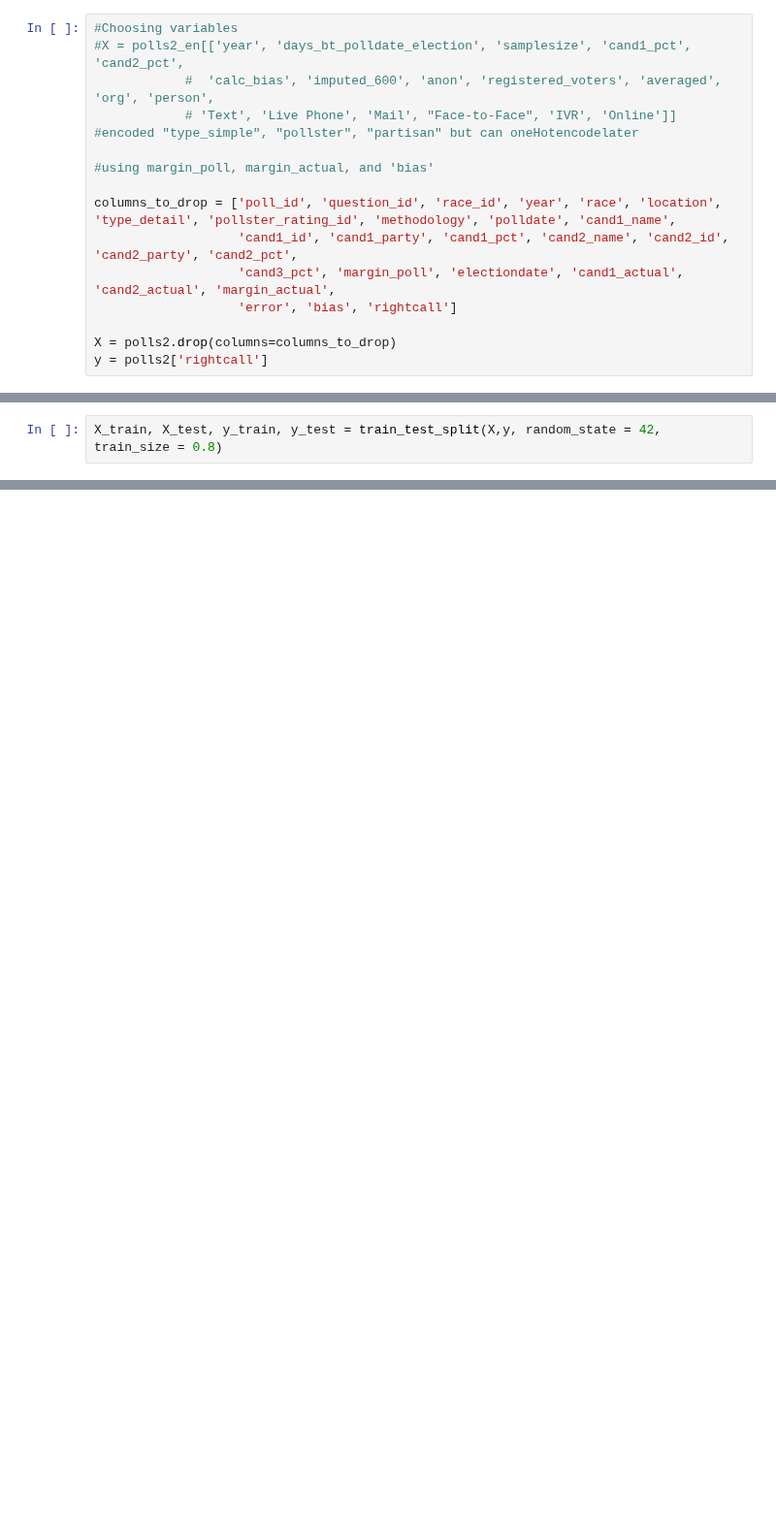
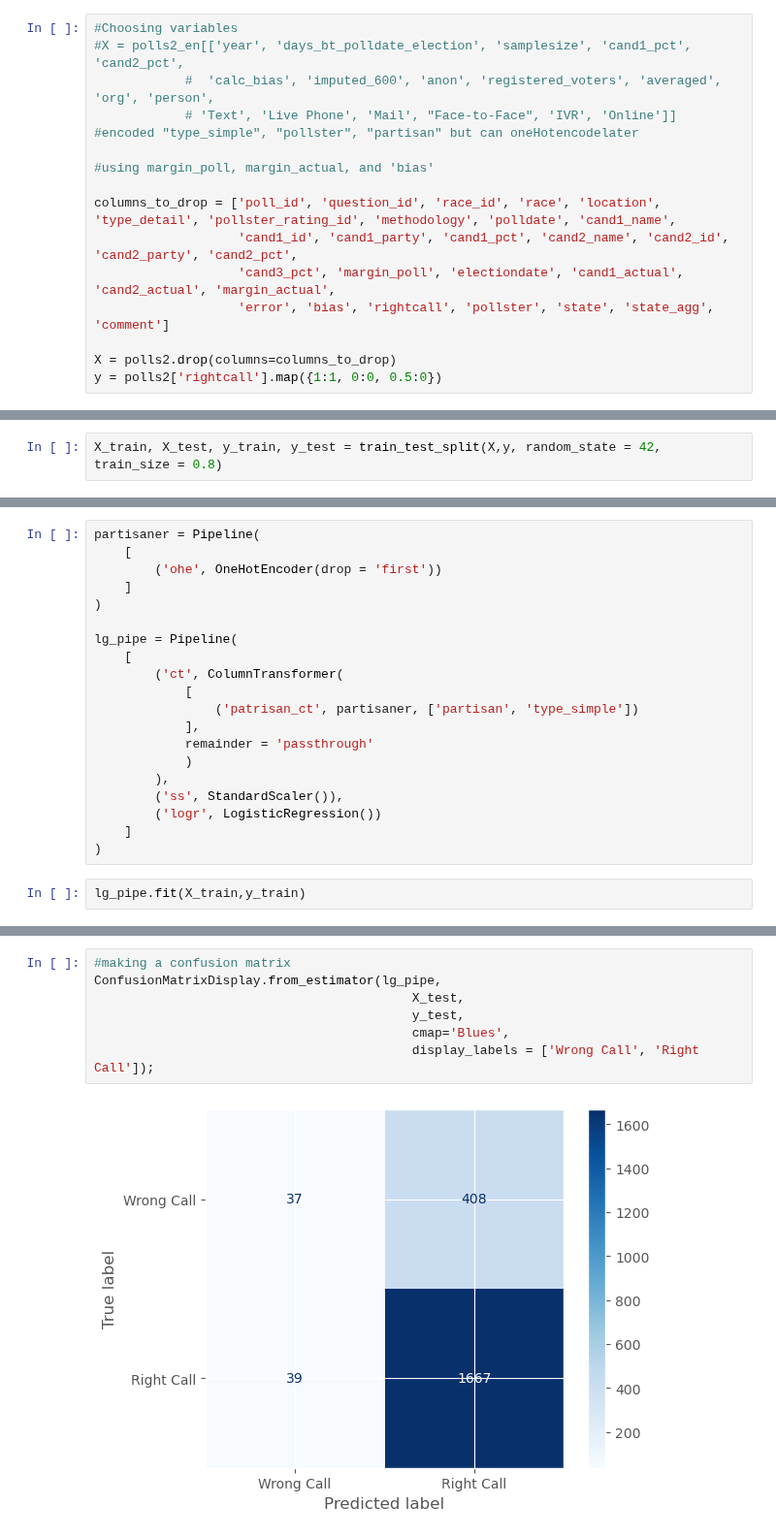
Before and after one commit to vijay-ravuri/poll-accuracy-modeling, a Jupyter notebook: code/NikkiNotebook2.ipynb, the cells around one changed output, grey strips where cells are left out. Shown at 97% size. Saved outputs shown, nothing was run; the diff lists cells and outputs as text; blank space fills up the shorter version.

Commit message:
added cat log regression

```diff
--- a/code/NikkiNotebook2.ipynb
+++ b/code/NikkiNotebook2.ipynb
@@ -797,10 +783,10 @@ displaycm.plot(cmap='Blues', values_format='d');
 
 #using margin_poll, margin_actual, and 'bias'
 
-columns_to_drop = ['poll_id', 'question_id', 'race_id', 'year', 'race', 'location', 'type_detail', 'pollster_rating_id', 'methodology', 'polldate', 'cand1_name',
+columns_to_drop = ['poll_id', 'question_id', 'race_id', 'race', 'location', 'type_detail', 'pollster_rating_id', 'methodology', 'polldate', 'cand1_name',
                    'cand1_id', 'cand1_party', 'cand1_pct', 'cand2_name', 'cand2_id', 'cand2_party', 'cand2_pct',
                    'cand3_pct', 'margin_poll', 'electiondate', 'cand1_actual', 'cand2_actual', 'margin_actual',
-                   'error', 'bias', 'rightcall']
+                   'error', 'bias', 'rightcall', 'pollster', 'state', 'state_agg', 'comment']
 
 X = polls2.drop(columns=columns_to_drop)
-y = polls2['rightcall']
+y = polls2['rightcall'].map({1:1, 0:0, 0.5:0})
@@ -812,0 +807,22 @@ encoder.transform(X_test[['type_simple', 'partisan']])
+# %%
+partisaner = Pipeline(
+    [
+        ('ohe', OneHotEncoder(drop = 'first'))
+    ]
+)
+
+lg_pipe = Pipeline(
+    [
+        ('ct', ColumnTransformer(
+            [
+                ('patrisan_ct', partisaner, ['partisan', 'type_simple'])
+            ],
+            remainder = 'passthrough'
+            )
+        ),
+        ('ss', StandardScaler()),
+        ('logr', LogisticRegression())
+    ]
+)
+# %%
+lg_pipe.fit(X_train,y_train)
@@ -812,0 +846,9 @@ encoder.transform(X_test[['type_simple', 'partisan']])
+# %%
+#making a confusion matrix
+ConfusionMatrixDisplay.from_estimator(lg_pipe,
+                                          X_test,
+                                          y_test,
+                                          cmap='Blues',
+                                          display_labels = ['Wrong Call', 'Right Call']);
+# %% [output]
+[figure, added]
```
Also changed, not shown: parts of 9 cells of this notebook.
